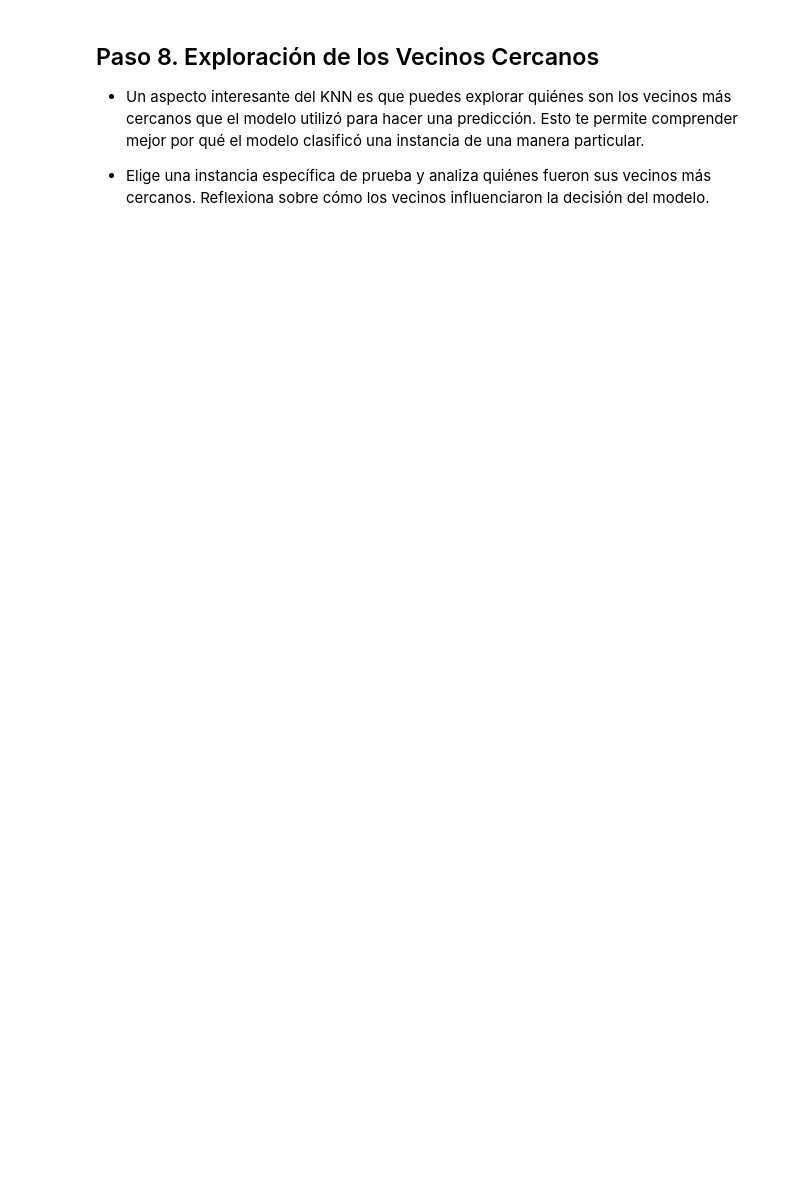
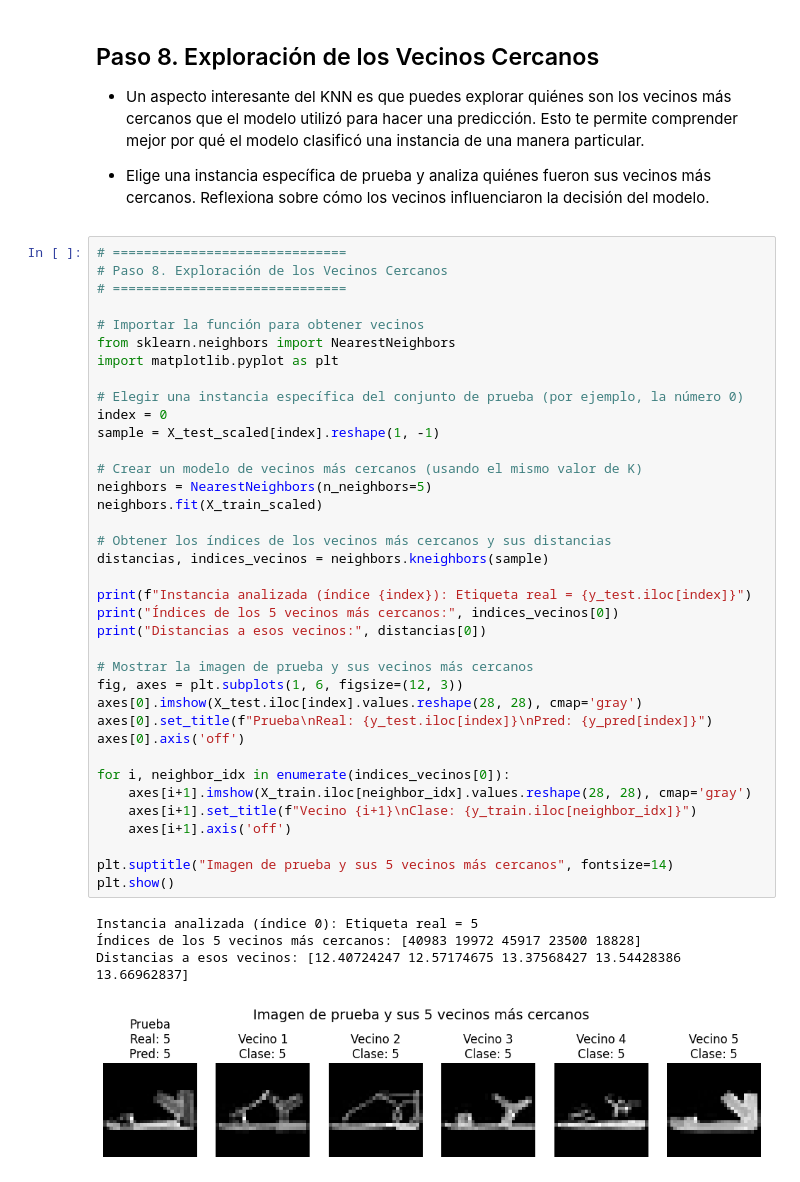
Before and after one commit to Evelinsandoval-blip/laboratorio15, a Jupyter notebook: laboratorio_15practica.ipynb, the cells around one changed output. Cells and saved outputs as stored; diff of their text form; blank space fills up the shorter version.

```diff
--- a/laboratorio_15practica.ipynb
+++ b/laboratorio_15practica.ipynb
@@ -65,3 +281,45 @@ from keras.datasets import fashion_mnist
 * Un aspecto interesante del KNN es que puedes explorar quiénes son los vecinos más cercanos que el modelo utilizó para hacer una predicción. Esto te permite comprender mejor por qué el modelo clasificó una instancia de una manera particular.
 
 * Elige una instancia específica de prueba y analiza quiénes fueron sus vecinos más cercanos. Reflexiona sobre cómo los vecinos influenciaron la decisión del modelo.
+# %%
+# ==============================
+# Paso 8. Exploración de los Vecinos Cercanos
+# ==============================
+
+# Importar la función para obtener vecinos
+from sklearn.neighbors import NearestNeighbors
+import matplotlib.pyplot as plt
+
+# Elegir una instancia específica del conjunto de prueba (por ejemplo, la número 0)
+index = 0
+sample = X_test_scaled[index].reshape(1, -1)
+
+# Crear un modelo de vecinos más cercanos (usando el mismo valor de K)
+neighbors = NearestNeighbors(n_neighbors=5)
+neighbors.fit(X_train_scaled)
+
+# Obtener los índices de los vecinos más cercanos y sus distancias
+distancias, indices_vecinos = neighbors.kneighbors(sample)
+
+print(f"Instancia analizada (índice {index}): Etiqueta real = {y_test.iloc[index]}")
+print("Índices de los 5 vecinos más cercanos:", indices_vecinos[0])
+print("Distancias a esos vecinos:", distancias[0])
+
+# Mostrar la imagen de prueba y sus vecinos más cercanos
+fig, axes = plt.subplots(1, 6, figsize=(12, 3))
+axes[0].imshow(X_test.iloc[index].values.reshape(28, 28), cmap='gray')
+axes[0].set_title(f"Prueba\nReal: {y_test.iloc[index]}\nPred: {y_pred[index]}")
+axes[0].axis('off')
+
+for i, neighbor_idx in enumerate(indices_vecinos[0]):
+    axes[i+1].imshow(X_train.iloc[neighbor_idx].values.reshape(28, 28), cmap='gray')
+    axes[i+1].set_title(f"Vecino {i+1}\nClase: {y_train.iloc[neighbor_idx]}")
+    axes[i+1].axis('off')
+
+plt.suptitle("Imagen de prueba y sus 5 vecinos más cercanos", fontsize=14)
+plt.show()
+# %% [output]
+Instancia analizada (índice 0): Etiqueta real = 5
+Índices de los 5 vecinos más cercanos: [40983 19972 45917 23500 18828]
+Distancias a esos vecinos: [12.40724247 12.57174675 13.37568427 13.54428386 13.66962837]
+[figure, added]
```
Also changed, not shown: parts of 7 cells of this notebook.
